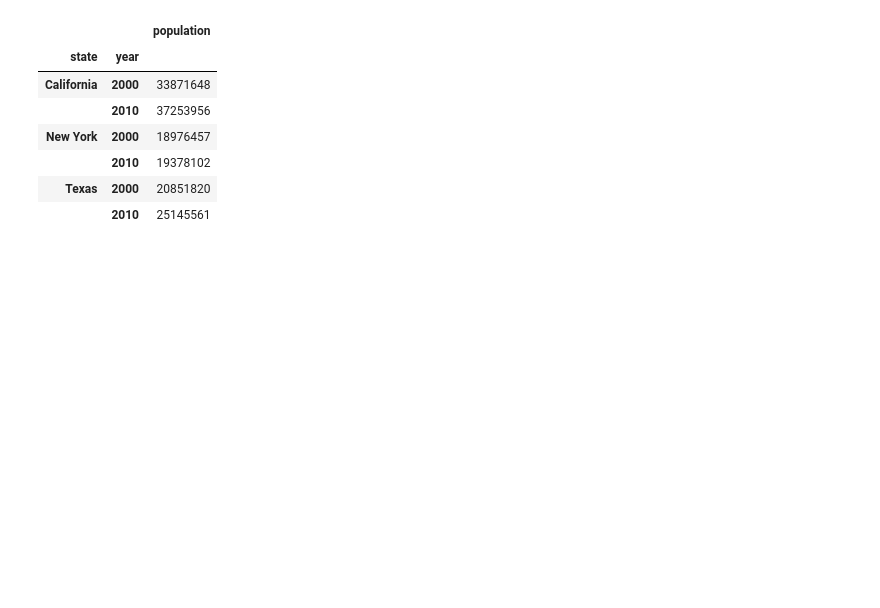
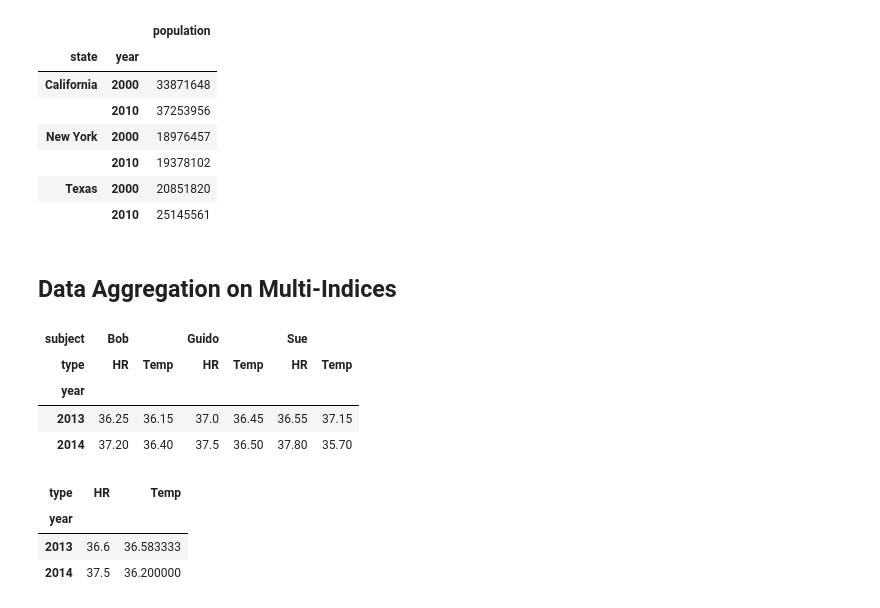
Before and after one commit to sanidhyamangal/Pandas_essentials, a Jupyter notebook: Pandas_hierarchical_indexing.ipynb, the cells around one changed output. Saved outputs shown, nothing was run; the diff lists cells and outputs as text; code cells hidden in the pictures; blank space fills up the shorter version.

Commit message:
Data Aggregation

```diff
--- a/Pandas_hierarchical_indexing.ipynb
+++ b/Pandas_hierarchical_indexing.ipynb
@@ -393,3 +393,23 @@ pop_flat
 |  | 2010 | 19378102 |
 | Texas | 2000 | 20851820 |
 |  | 2010 | 25145561 |
+# %% [markdown]
+## Data Aggregation on Multi-Indices
+# %%
+#mean of level year
+data_mean = health_data.mean(level='year')
+data_mean
+# %% [output]
+| subject | Bob |  | Guido |  | Sue |  |
+| type | HR | Temp | HR | Temp | HR | Temp |
+| year |  |  |  |  |  |  |
+| 2013 | 36.25 | 36.15 | 37.0 | 36.45 | 36.55 | 37.15 |
+| 2014 | 37.20 | 36.40 | 37.5 | 36.50 | 37.80 | 35.70 |
+# %%
+#mean of data along first axis
+data_mean.mean(axis=1,level='type')
+# %% [output]
+| type | HR | Temp |
+| year |  |  |
+| 2013 | 36.6 | 36.583333 |
+| 2014 | 37.5 | 36.200000 |
```
